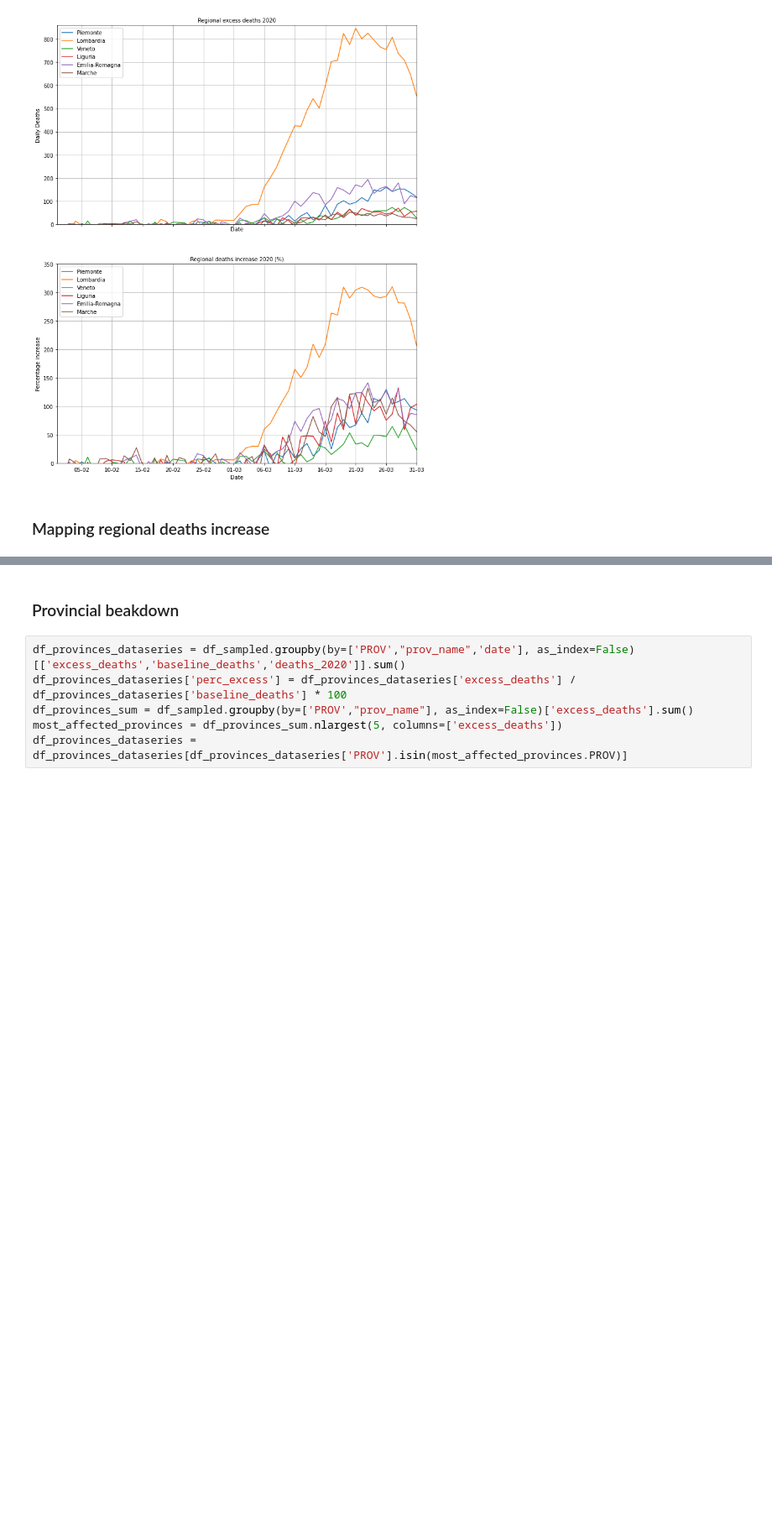
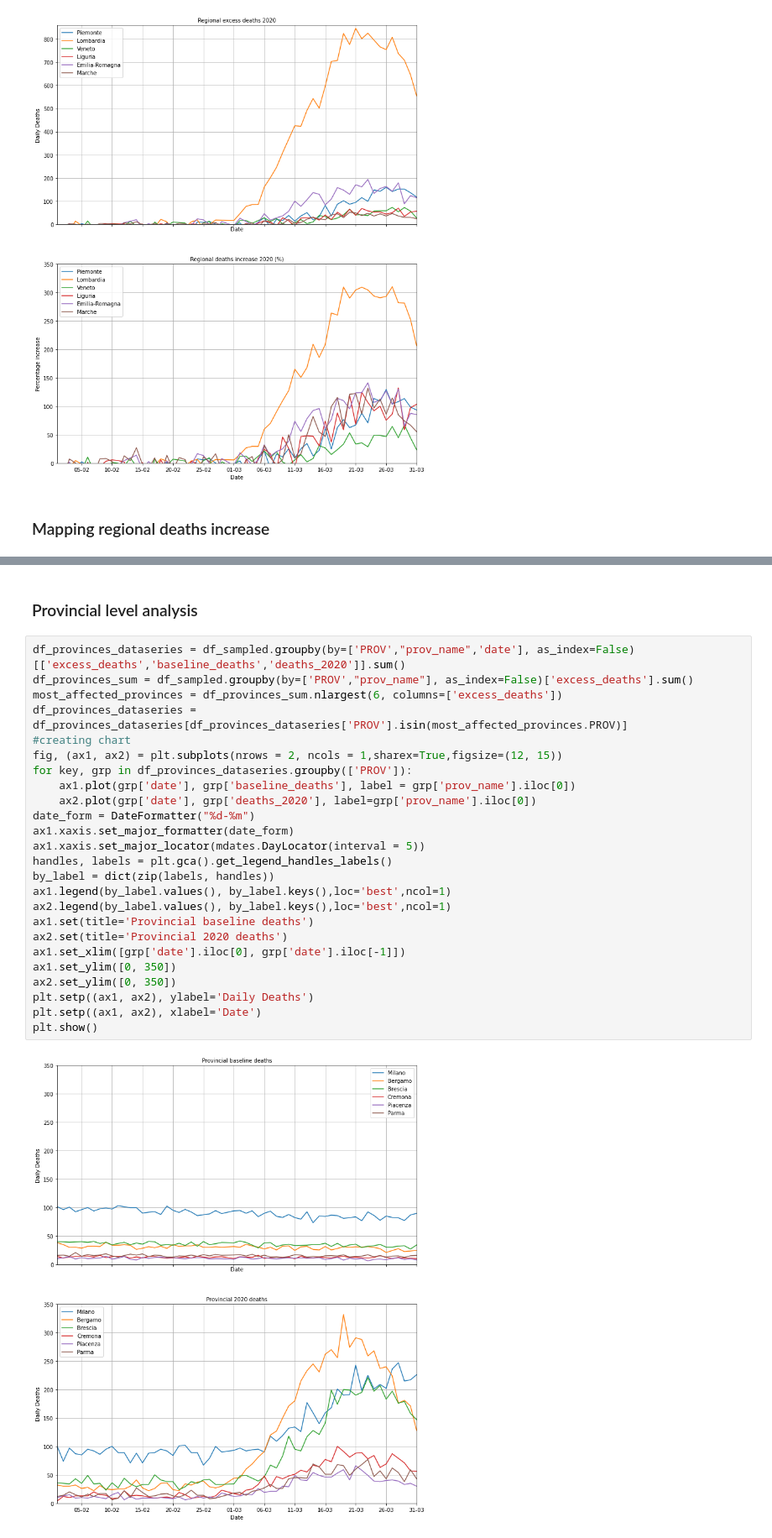
Before and after one commit to Andrampa/covid_analysis, a Jupyter notebook: Calculating_real_COVID_death_toll.ipynb, the cells around one changed output, grey strips where cells are left out. Shown at 84% size. Cells and saved outputs as stored; diff of their text form; blank space fills up the shorter version.

```diff
--- a/Calculating_real_COVID_death_toll.ipynb
+++ b/Calculating_real_COVID_death_toll.ipynb
@@ -215,11 +215,32 @@ plt.savefig("Regional death increase for March 2020.png")
 [figure]
 # %% [markdown]
 
-### Provincial beakdown
+### Provincial level analysis
-# %%
-df_provinces_dataseries = df_sampled.groupby(by=['PROV',"prov_name",'date'], as_index=False)[['excess_deaths','baseline_deaths','deaths_2020']].sum()
-df_provinces_dataseries['perc_excess'] = df_provinces_dataseries['excess_deaths'] / df_provinces_dataseries['baseline_deaths'] * 100
-df_provinces_sum = df_sampled.groupby(by=['PROV',"prov_name"], as_index=False)['excess_deaths'].sum()
-most_affected_provinces = df_provinces_sum.nlargest(5, columns=['excess_deaths'])
-df_provinces_dataseries = df_provinces_dataseries[df_provinces_dataseries['PROV'].isin(most_affected_provinces.PROV)]
+# %%
+df_provinces_dataseries = df_sampled.groupby(by=['PROV',"prov_name",'date'], as_index=False)[['excess_deaths','baseline_deaths','deaths_2020']].sum()
+df_provinces_sum = df_sampled.groupby(by=['PROV',"prov_name"], as_index=False)['excess_deaths'].sum()
+most_affected_provinces = df_provinces_sum.nlargest(6, columns=['excess_deaths'])
+df_provinces_dataseries = df_provinces_dataseries[df_provinces_dataseries['PROV'].isin(most_affected_provinces.PROV)]
+#creating chart
+fig, (ax1, ax2) = plt.subplots(nrows = 2, ncols = 1,sharex=True,figsize=(12, 15))
+for key, grp in df_provinces_dataseries.groupby(['PROV']):
+    ax1.plot(grp['date'], grp['baseline_deaths'], label = grp['prov_name'].iloc[0])
+    ax2.plot(grp['date'], grp['deaths_2020'], label=grp['prov_name'].iloc[0])
+date_form = DateFormatter("%d-%m")
+ax1.xaxis.set_major_formatter(date_form)
+ax1.xaxis.set_major_locator(mdates.DayLocator(interval = 5))
+handles, labels = plt.gca().get_legend_handles_labels()
+by_label = dict(zip(labels, handles))
+ax1.legend(by_label.values(), by_label.keys(),loc='best',ncol=1)
+ax2.legend(by_label.values(), by_label.keys(),loc='best',ncol=1)
+ax1.set(title='Provincial baseline deaths')
+ax2.set(title='Provincial 2020 deaths')
+ax1.set_xlim([grp['date'].iloc[0], grp['date'].iloc[-1]])
+ax1.set_ylim([0, 350])
+ax2.set_ylim([0, 350])
+plt.setp((ax1, ax2), ylabel='Daily Deaths')
+plt.setp((ax1, ax2), xlabel='Date')
+plt.show()
+# %% [output]
+[figure, added]
 # %%
```
Also changed, not shown: parts of 7 cells of this notebook.
